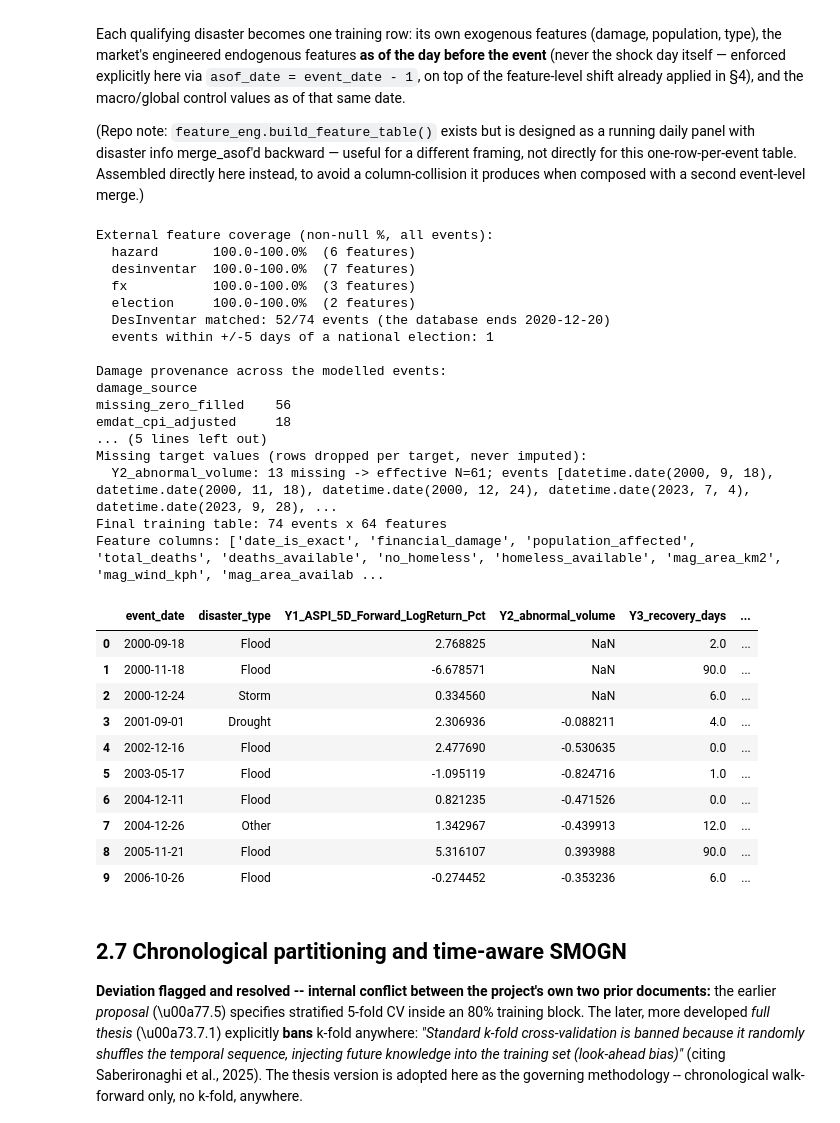
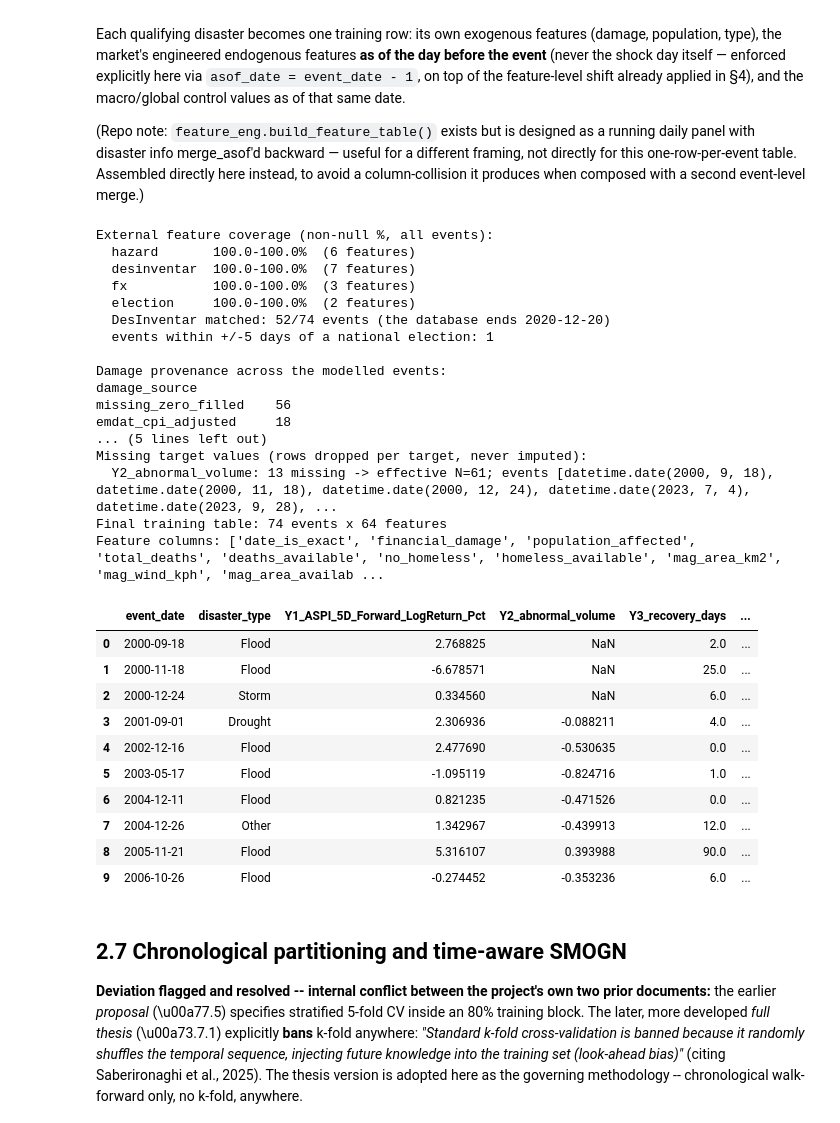
Before and after one commit to Hashan-Samarakkody/CSE-disaster-impact-predictor, a Jupyter notebook: notebooks/02_features_targets.ipynb, the cells around one changed output. Drawn from its saved outputs; the diff is of its cells as text; code cells hidden in the pictures.

Commit message:
P0 #4 - Y3 competing-risk censoring

```diff
--- a/notebooks/02_features_targets.ipynb
+++ b/notebooks/02_features_targets.ipynb
@@ -386,6 +386,11 @@ EXCLUDE_COLS = {
     "disaster_subgroup", "damage_source", "dis_no", "event_name", "aspi_close", "trading_volume",
     "price_source", "volume_source", "event_date_precision",
     "gdp_current_usd",  # used only to derive damage_to_gdp, not a feature itself
+    # Y3 competing-risk censoring detail (methodology-audit finding #7). Y3_censored is
+    # bool, which pandas' is_numeric_dtype treats as numeric -- excluded explicitly so it
+    # is never auto-admitted as a feature (Y3_censor_reason is a string and is already
+    # excluded by the numeric-dtype filter below, listed here anyway for visibility).
+    "Y3_censored", "Y3_censor_reason",
 }
 EXCLUDE_COLS |= set(TARGET_COLS)   # every target, present and future
 # Columns the stationarity tests in \u00a74 rejected. These are the raw ASPI price
@@ -440,34 +445,34 @@ y = dataset[TARGET_COLS].copy()
 missing_targets = y.isna().sum()
 if missing_targets.any():
     print("Missing target values (rows dropped per target, never imputed):")
     for _t, _n in missing_targets[missing_targets > 0].items():
         _dates = dataset.loc[y[_t].isna(), "event_date"].dt.date.tolist()
         print(f"  {_t}: {_n} missing -> effective N={len(y) - _n}; events {_dates}")
 
 print(f"Final training table: {X.shape[0]} events x {X.shape[1]} features")
 print(f"Feature columns: {FEATURE_COLS}")
 dataset[["event_date", "disaster_type"] + TARGET_COLS].head(10)
 # %% [output]
 External feature coverage (non-null %, all events):
   hazard       100.0-100.0%  (6 features)
   desinventar  100.0-100.0%  (7 features)
   fx           100.0-100.0%  (3 features)
   election     100.0-100.0%  (2 features)
   DesInventar matched: 52/74 events (the database ends 2020-12-20)
   events within +/-5 days of a national election: 1
 
 Damage provenance across the modelled events:
 damage_source
 missing_zero_filled    56
 emdat_cpi_adjusted     18
 ... (5 lines left out)
 Missing target values (rows dropped per target, never imputed):
   Y2_abnormal_volume: 13 missing -> effective N=61; events [datetime.date(2000, 9, 18), datetime.date(2000, 11, 18), datetime.date(2000, 12, 24), datetime.date(2023, 7, 4), datetime.date(2023, 9, 28), ...
 Final training table: 74 events x 64 features
 Feature columns: ['date_is_exact', 'financial_damage', 'population_affected', 'total_deaths', 'deaths_available', 'no_homeless', 'homeless_available', 'mag_area_km2', 'mag_wind_kph', 'mag_area_availab ...
 |  | event_date | disaster_type | Y1_ASPI_5D_Forward_LogReturn_Pct | Y2_abnormal_volume | Y3_recovery_days | ... |
 | 0 | 2000-09-18 | Flood | 2.768825 | NaN | 2.0 | ... |
-| 1 | 2000-11-18 | Flood | -6.678571 | NaN | 90.0 | ... |
+| 1 | 2000-11-18 | Flood | -6.678571 | NaN | 25.0 | ... |
 | 2 | 2000-12-24 | Storm | 0.334560 | NaN | 6.0 | ... |
 | 3 | 2001-09-01 | Drought | 2.306936 | -0.088211 | 4.0 | ... |
 | 4 | 2002-12-16 | Flood | 2.477690 | -0.530635 | 0.0 | ... |
```
Also changed, not shown: parts of 4 cells of this notebook, 11 other files.
